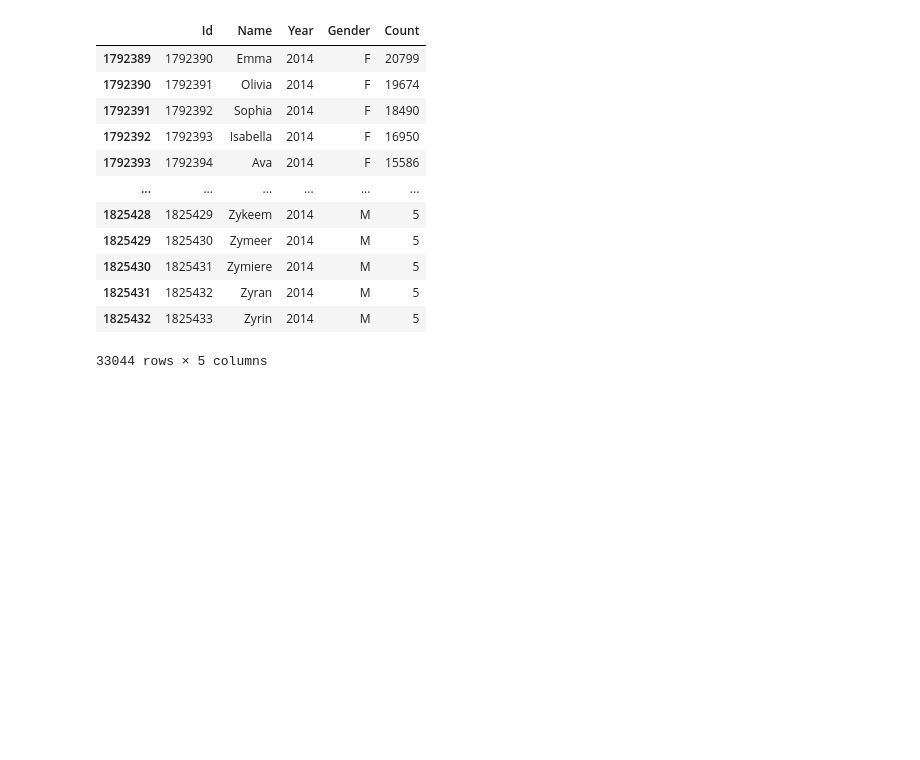
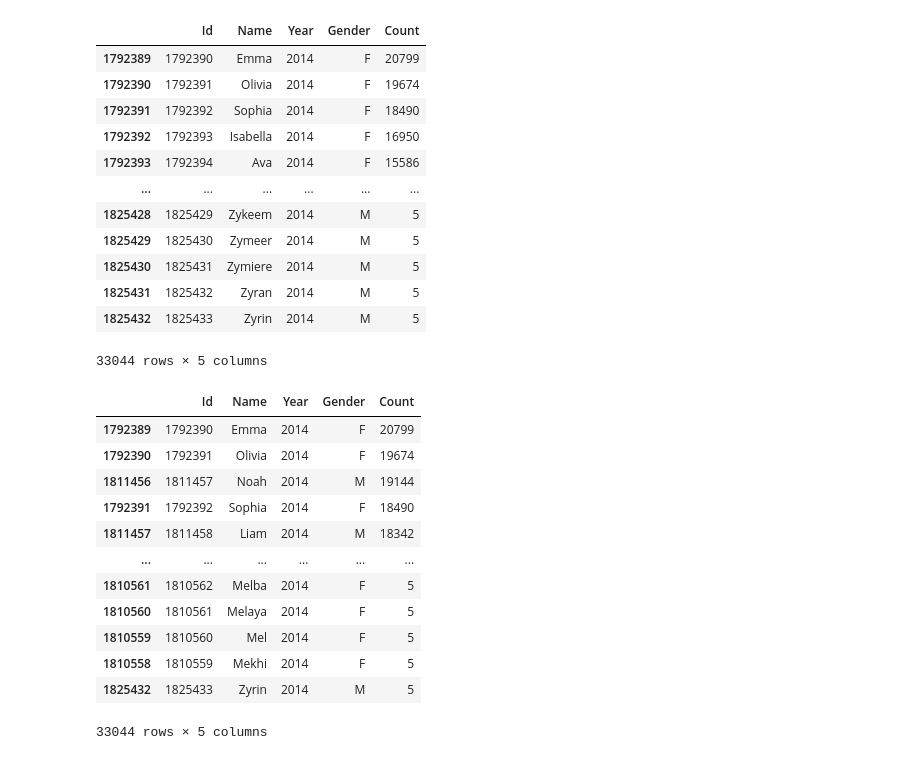
Before and after one commit to saulzmtz/ds, a Jupyter notebook: pythonPractice_lnkdn_introds.ipynb, the cells around one changed output. Saved outputs shown, nothing was run; the diff lists cells and outputs as text; code cells hidden in the pictures; blank space fills up the shorter version.

```diff
--- a/pythonPractice_lnkdn_introds.ipynb
+++ b/pythonPractice_lnkdn_introds.ipynb
@@ -96,3 +96,23 @@ us_babies_2014
 | 1825431 | 1825432 | Zyran | 2014 | M | 5 |
 | 1825432 | 1825433 | Zyrin | 2014 | M | 5 |
 33044 rows × 5 columns
+# %%
+# sort the rows in descending order by count using the sort values method - pass in count as a first input and ascending equals false as a second input
+# the second input allows sorting in descending order
+sorted_us_2014 = us_babies_2014.sort_values('Count', ascending = False)
+# %%
+sorted_us_2014
+# %% [output]
+|  | Id | Name | Year | Gender | Count |
+| 1792389 | 1792390 | Emma | 2014 | F | 20799 |
+| 1792390 | 1792391 | Olivia | 2014 | F | 19674 |
+| 1811456 | 1811457 | Noah | 2014 | M | 19144 |
+| 1792391 | 1792392 | Sophia | 2014 | F | 18490 |
+| 1811457 | 1811458 | Liam | 2014 | M | 18342 |
+| ... | ... | ... | ... | ... | ... |
+| 1810561 | 1810562 | Melba | 2014 | F | 5 |
+| 1810560 | 1810561 | Melaya | 2014 | F | 5 |
+| 1810559 | 1810560 | Mel | 2014 | F | 5 |
+| 1810558 | 1810559 | Mekhi | 2014 | F | 5 |
+| 1825432 | 1825433 | Zyrin | 2014 | M | 5 |
+33044 rows × 5 columns
```
Also changed, not shown: parts of 1 cell of this notebook.
